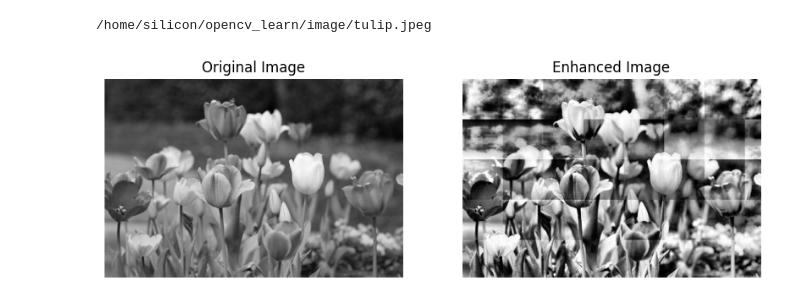
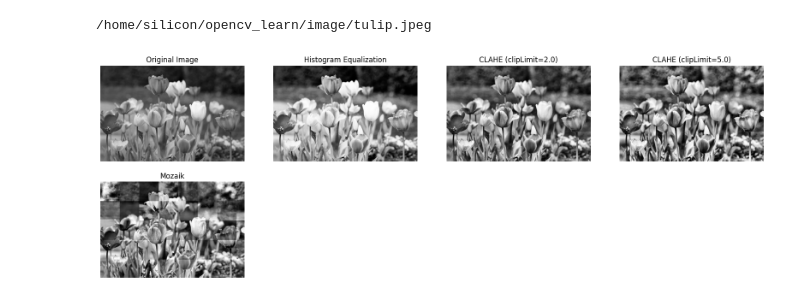
Before and after one commit to Aziz-Ru/DIP_AI_ML_DL, a Jupyter notebook: dip/assignments/homeworksss-11.ipynb, the cells around one changed output. Drawn from its saved outputs; the diff is of its cells as text; code cells hidden in the pictures.

```diff
--- a/dip/assignments/homeworksss-11.ipynb
+++ b/dip/assignments/homeworksss-11.ipynb
@@ -31,36 +55,36 @@ def clahe_demo(image, clipLimit=2.0, tileGridSize=(8,8)):
 # %%
 
-output = np.zeros_like(img)
 
-for i in range(0, N, s):
-    for j in range(0, M, s):
-        block = img[i:i+s, j:j+s]
+he = histogram_equalization_demo(img)
+clahe = clahe_demo(img, clipLimit=2.0, tileGridSize=(8,8))
+clahe_high = clahe_demo(img, clipLimit=5.0, tileGridSize=(8,8))
+mozaik_img = mozaik(img, s=64)
 
-        if (i+j) % 4 == 0:
-            enhanced = histogram_equalization_demo(block)  # HE
-        elif (i+j) % 4 == 1:
-            enhanced = clahe_demo(block, clipLimit=2.0, tileGridSize=(8,8))  # CLAHE
-        elif (i+j) % 4 == 2:
-            enhanced = clahe_demo(block, clipLimit=5.0, tileGridSize=(8,8))  # CLAHE (higher clip)
-
-        else:
-            block_float = block.astype(np.float32)
-            imax = np.max(block_float)
-            imin = np.min(block_float)
-            enhanced = ((block_float - imin) / (imax - imin) * 255).astype(np.uint8)  # Normalization
-
-        output[i:i+s, j:j+s] = enhanced
-
-
-plt.figure(figsize=(10,5))
-plt.subplot(1,2,1)
+plt.figure(figsize=(20,10))
+plt.subplot(3,4,1)
 plt.title('Original Image')
 plt.imshow(img, cmap='gray')
 plt.axis('off')
-plt.subplot(1,2,2)
-plt.title('Enhanced Image')
-plt.imshow(output, cmap='gray')
+plt.subplot(3,4,2)
+plt.title('Histogram Equalization')
+plt.imshow(he, cmap='gray')
 plt.axis('off')
+
+plt.subplot(3,4,3)
+plt.title('CLAHE (clipLimit=2.0)')
+plt.imshow(clahe, cmap='gray')
+plt.axis('off')
+
+plt.subplot(3,4,4)
+plt.title('CLAHE (clipLimit=5.0)')
+plt.imshow(clahe_high, cmap='gray')
+plt.axis('off')
+
+plt.subplot(3,4,5)
+plt.title('Mozaik')
+plt.imshow(mozaik_img, cmap='gray')
+plt.axis('off')
+
 plt.show()
 # %% [output]
-[figure, old version]
+[figure, new version]
```
Also changed, not shown: parts of 1 cell of this notebook, 17 other files.
